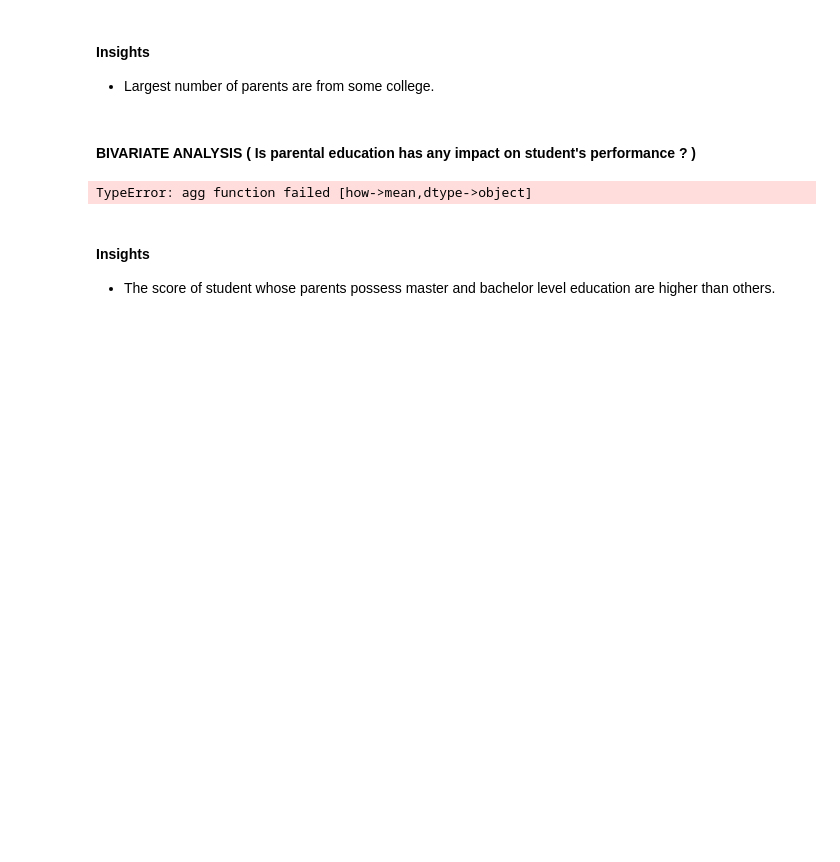
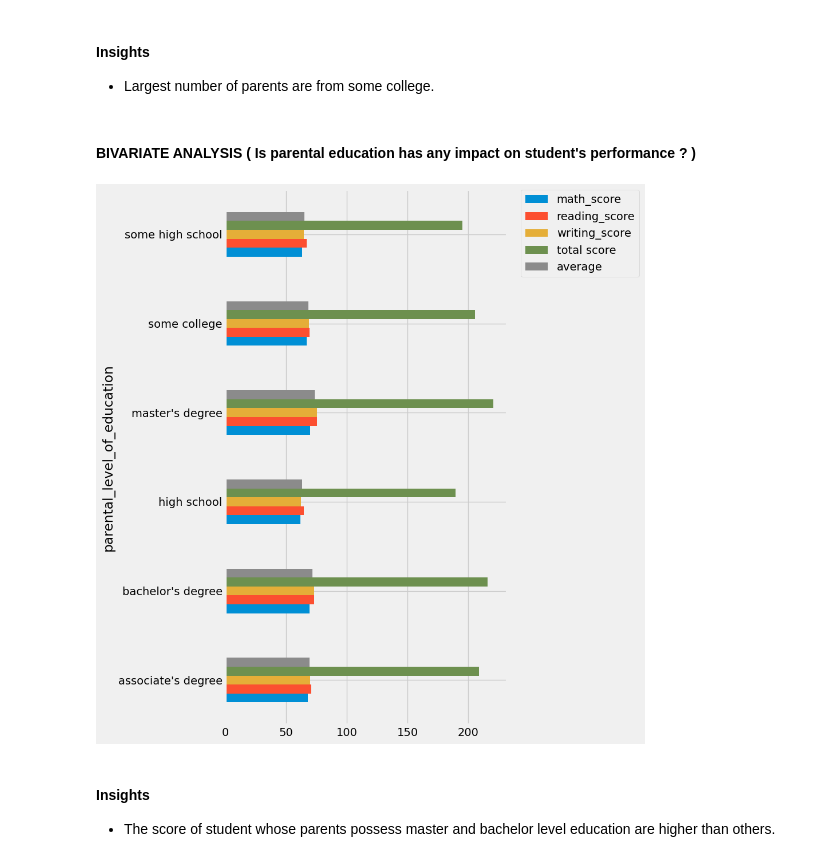
Before and after one commit to hello-mr-vishu/AWS-CI-CD-Pipeline, a Jupyter notebook: notebook/1 . EDA STUDENT PERFORMANCE .ipynb, the cells around one changed output. Drawn from its saved outputs; the diff is of its cells as text; code cells hidden in the pictures; blank space fills up the shorter version.

```diff
--- a/notebook/1 . EDA STUDENT PERFORMANCE .ipynb
+++ b/notebook/1 . EDA STUDENT PERFORMANCE .ipynb
@@ -532,11 +532,18 @@ plt.show()
 # %% [markdown]
 #### BIVARIATE ANALYSIS ( Is parental education has any impact on student's performance ? )
 # %%
-df.groupby('parental_level_of_education').agg('mean').plot(kind='barh',figsize=(10,10))
+# Select only numeric columns
+numeric_cols = df.select_dtypes(include='number').columns
+
+# Group by and calculate mean only for numeric columns
+df.groupby('parental_level_of_education')[numeric_cols].mean().plot(kind='barh', figsize=(10, 10))
+
+# Show legend outside the plot
 plt.legend(bbox_to_anchor=(1.05, 1), loc=2, borderaxespad=0.)
+plt.tight_layout()
 plt.show()
 # %% [output]
-TypeError: agg function failed [how->mean,dtype->object]
+[figure, added]
 # %% [markdown]
 #### Insights
 - The score of student whose parents possess master and bachelor level education are higher than others.
```
Also changed, not shown: parts of 5 cells of this notebook, 6 other files.
